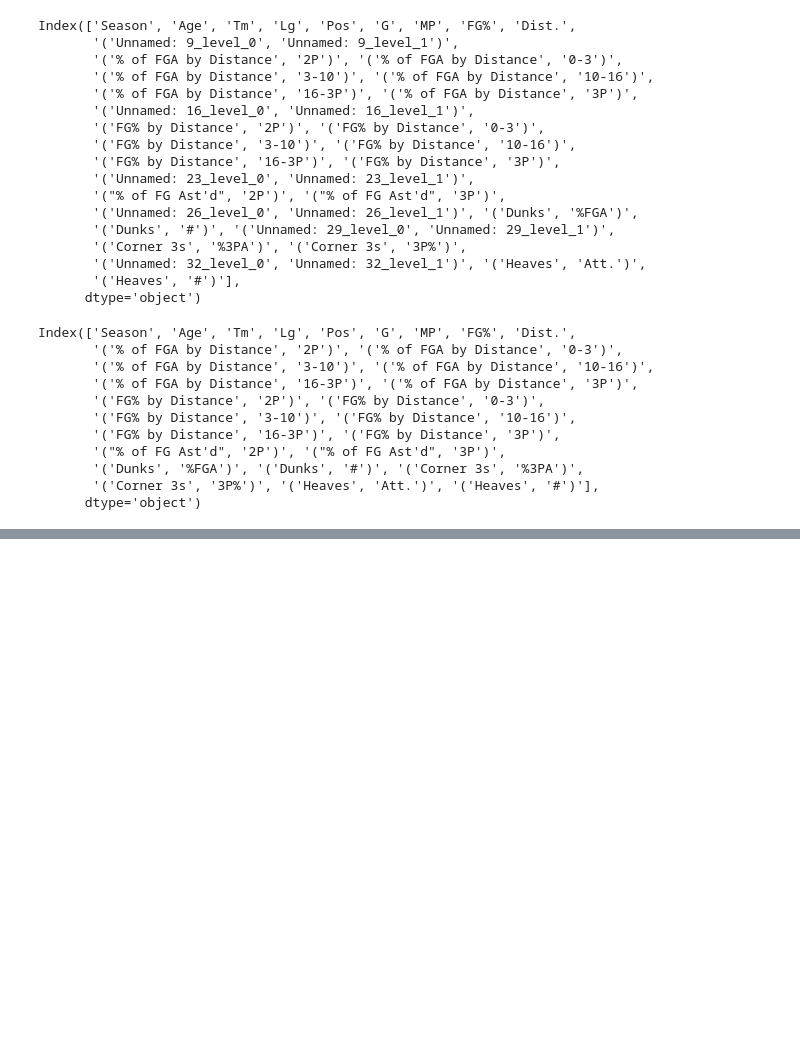
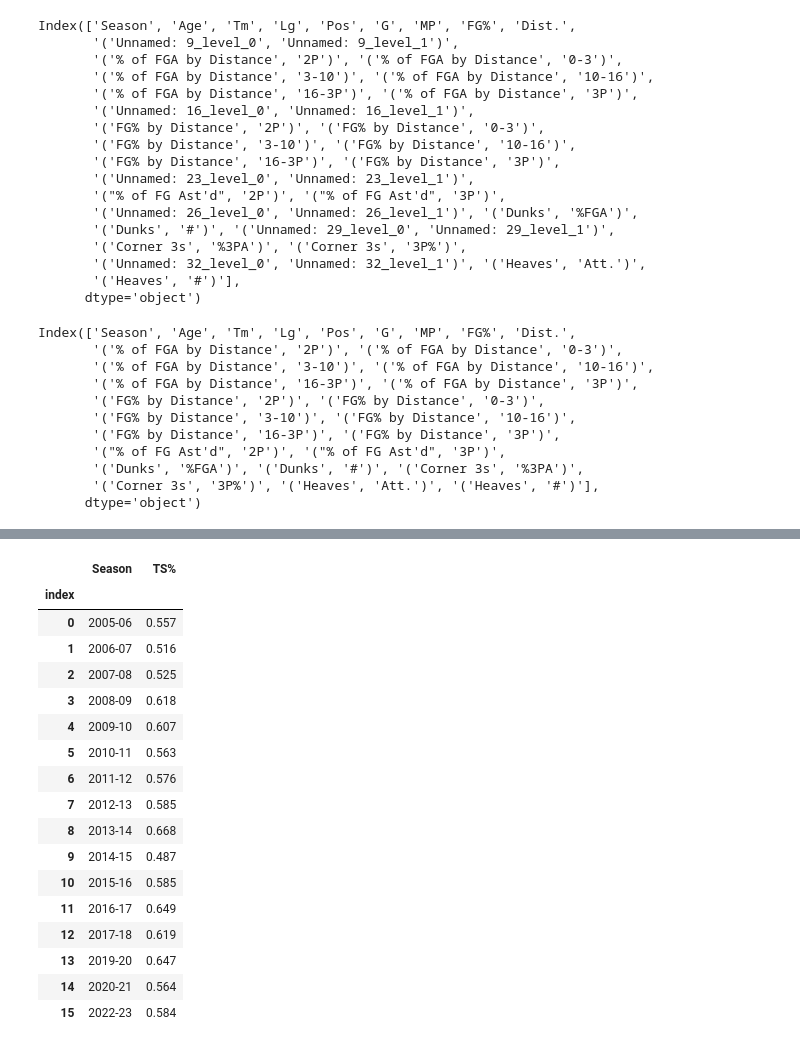
Before and after one commit to SilverCrocus/basketball-stats-dashboard, a Jupyter notebook: notebooks/cleaning.ipynb, the cells around one changed output, grey strips where cells are left out. Saved outputs shown, nothing was run; the diff lists cells and outputs as text; code cells hidden in the pictures; blank space fills up the shorter version.

```diff
--- a/notebooks/cleaning.ipynb
+++ b/notebooks/cleaning.ipynb
@@ -1431,0 +1566,21 @@ Index(['Season', 'Age', 'Tm', 'Lg', 'Pos', 'G', 'MP', 'FG%', 'Dist.',
+# %%
+lj_playoffs_adv[['Season', 'TS%']]
+# %% [output]
+|  | Season | TS% |
+| index |  |  |
+| 0 | 2005-06 | 0.557 |
+| 1 | 2006-07 | 0.516 |
+| 2 | 2007-08 | 0.525 |
+| 3 | 2008-09 | 0.618 |
+| 4 | 2009-10 | 0.607 |
+| 5 | 2010-11 | 0.563 |
+| 6 | 2011-12 | 0.576 |
+| 7 | 2012-13 | 0.585 |
+| 8 | 2013-14 | 0.668 |
+| 9 | 2014-15 | 0.487 |
+| 10 | 2015-16 | 0.585 |
+| 11 | 2016-17 | 0.649 |
+| 12 | 2017-18 | 0.619 |
+| 13 | 2019-20 | 0.647 |
+| 14 | 2020-21 | 0.564 |
+| 15 | 2022-23 | 0.584 |
```
Also changed, not shown: parts of 12 cells of this notebook, 2 other files.
